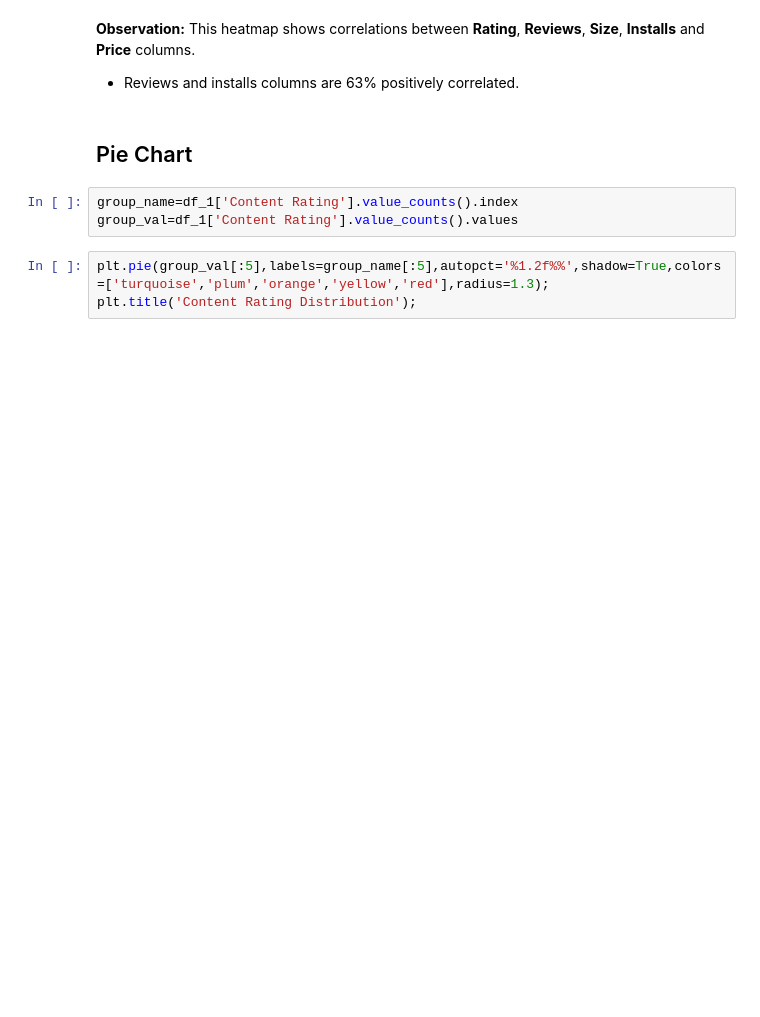
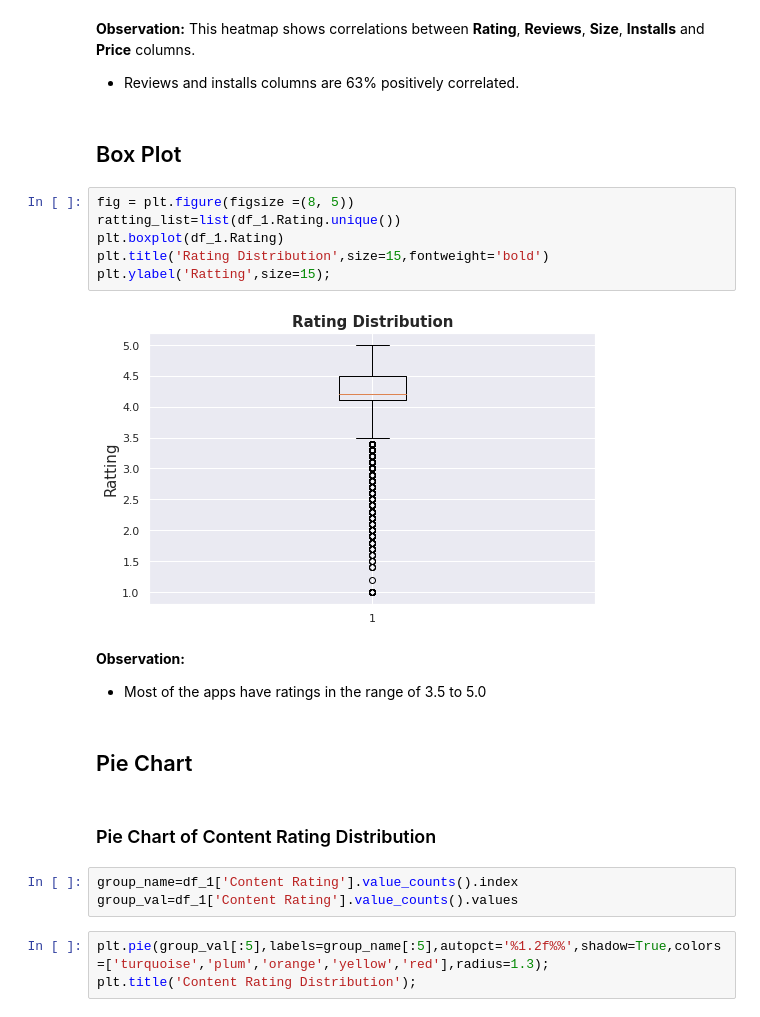
Before and after one commit to amit-kr-phe/Team-Capstone-Project-1-on-EDA, a Jupyter notebook: Individual_Notebook.ipynb, the cells around one changed output. Drawn from its saved outputs; the diff is of its cells as text; blank space fills up the shorter version.

```diff
--- a/Individual_Notebook.ipynb
+++ b/Individual_Notebook.ipynb
@@ -420,8 +424,24 @@ plt.show();
 **Observation:** This heatmap shows correlations between **Rating**, **Reviews**, **Size**, **Installs** and **Price** columns.
 
 *   Reviews and installs columns are 63% positively correlated.
+# %% [markdown]
+## Box Plot
+# %%
+fig = plt.figure(figsize =(8, 5))
+ratting_list=list(df_1.Rating.unique())
+plt.boxplot(df_1.Rating)
+plt.title('Rating Distribution',size=15,fontweight='bold')
+plt.ylabel('Ratting',size=15);
+# %% [output]
+[figure, added]
+# %% [markdown]
+**Observation:**
+
+*   Most of the apps have ratings in the range of  3.5 to 5.0
 # %% [markdown]
 ## Pie Chart
+# %% [markdown]
+### Pie Chart of Content Rating Distribution
 # %%
 group_name=df_1['Content Rating'].value_counts().index
 group_val=df_1['Content Rating'].value_counts().values
```
Also changed, not shown: parts of 40 cells of this notebook.
